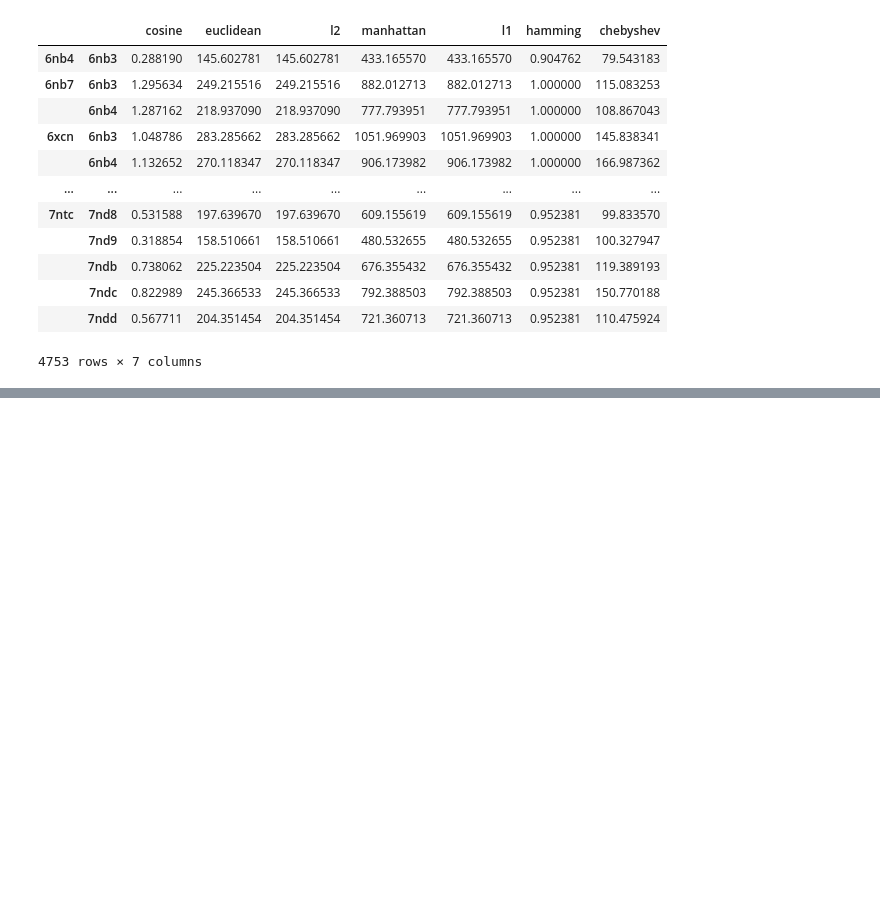
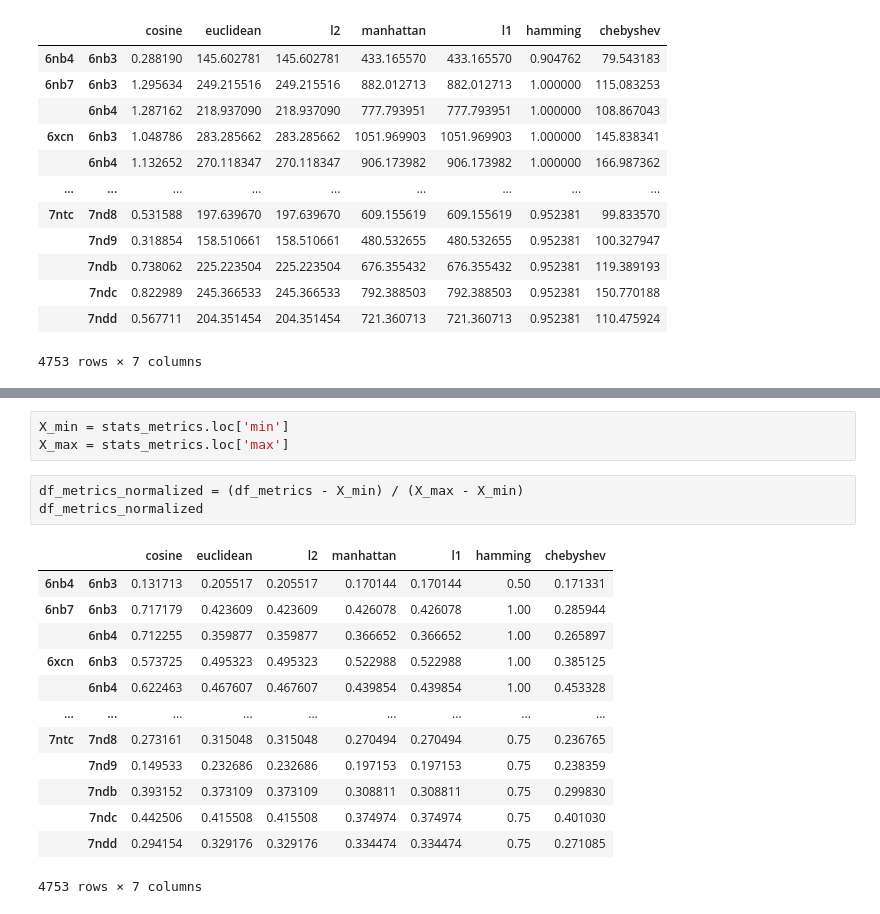
Before and after one commit to hackathonismb/Interface-analysis-of-SARS-CoV-2-antibodies-vs-ACE2, a Jupyter notebook: compute_similarity.ipynb, the cells around one changed output, grey strips where cells are left out. Drawn from its saved outputs; the diff is of its cells as text; blank space fills up the shorter version.

```diff
--- a/compute_similarity.ipynb
+++ b/compute_similarity.ipynb
@@ -87,0 +110,20 @@ df_metrics
+# %%
+X_min = stats_metrics.loc['min']
+X_max = stats_metrics.loc['max']
+# %%
+df_metrics_normalized = (df_metrics - X_min) / (X_max - X_min)
+df_metrics_normalized
+# %% [output]
+|  |  | cosine | euclidean | l2 | manhattan | l1 | hamming | chebyshev |
+| 6nb4 | 6nb3 | 0.131713 | 0.205517 | 0.205517 | 0.170144 | 0.170144 | 0.50 | 0.171331 |
+| 6nb7 | 6nb3 | 0.717179 | 0.423609 | 0.423609 | 0.426078 | 0.426078 | 1.00 | 0.285944 |
+|  | 6nb4 | 0.712255 | 0.359877 | 0.359877 | 0.366652 | 0.366652 | 1.00 | 0.265897 |
+| 6xcn | 6nb3 | 0.573725 | 0.495323 | 0.495323 | 0.522988 | 0.522988 | 1.00 | 0.385125 |
+|  | 6nb4 | 0.622463 | 0.467607 | 0.467607 | 0.439854 | 0.439854 | 1.00 | 0.453328 |
+| ... | ... | ... | ... | ... | ... | ... | ... | ... |
+| 7ntc | 7nd8 | 0.273161 | 0.315048 | 0.315048 | 0.270494 | 0.270494 | 0.75 | 0.236765 |
+|  | 7nd9 | 0.149533 | 0.232686 | 0.232686 | 0.197153 | 0.197153 | 0.75 | 0.238359 |
+|  | 7ndb | 0.393152 | 0.373109 | 0.373109 | 0.308811 | 0.308811 | 0.75 | 0.299830 |
+|  | 7ndc | 0.442506 | 0.415508 | 0.415508 | 0.374974 | 0.374974 | 0.75 | 0.401030 |
+|  | 7ndd | 0.294154 | 0.329176 | 0.329176 | 0.334474 | 0.334474 | 0.75 | 0.271085 |
+4753 rows × 7 columns
```
Also changed, not shown: parts of 5 cells of this notebook, 1 other file.
